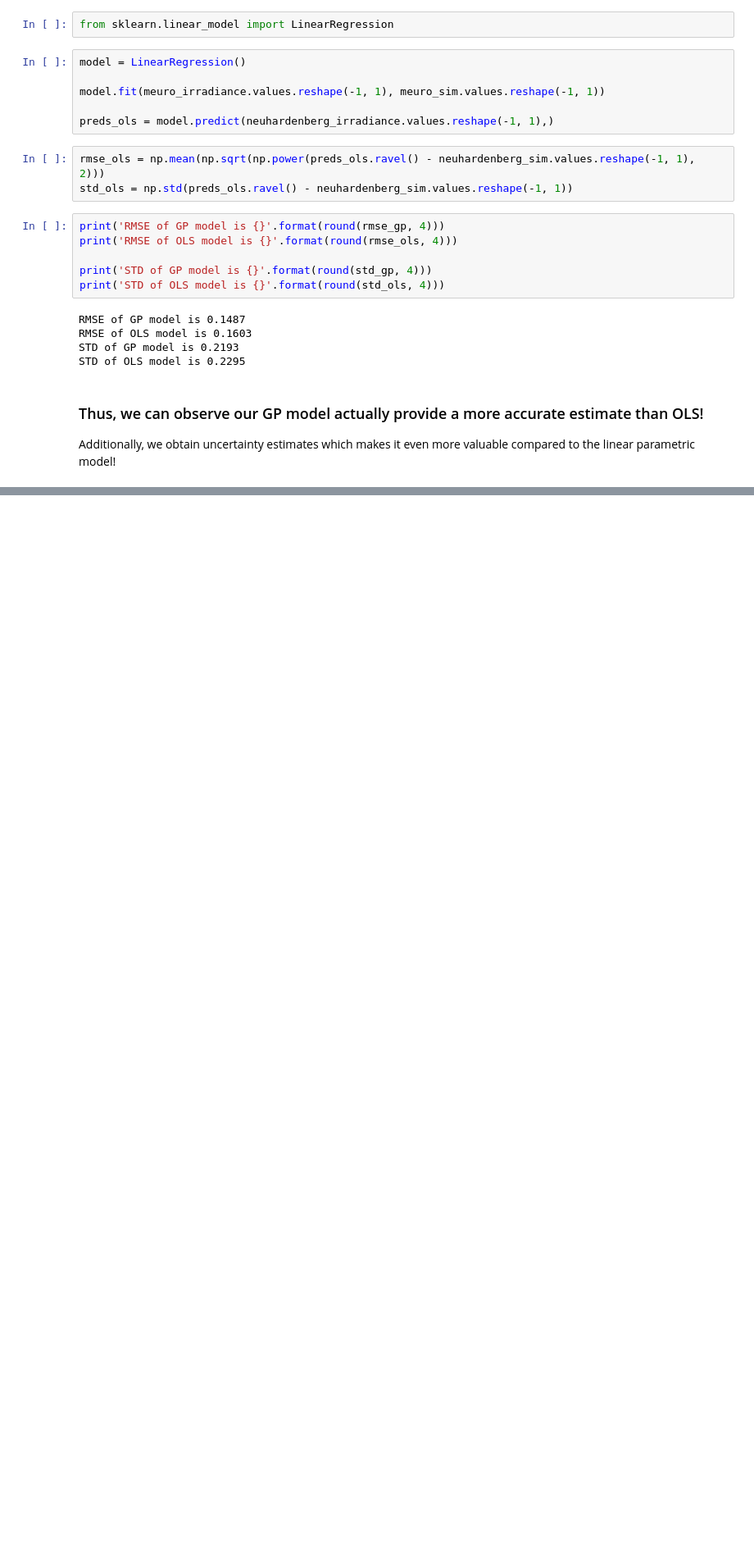
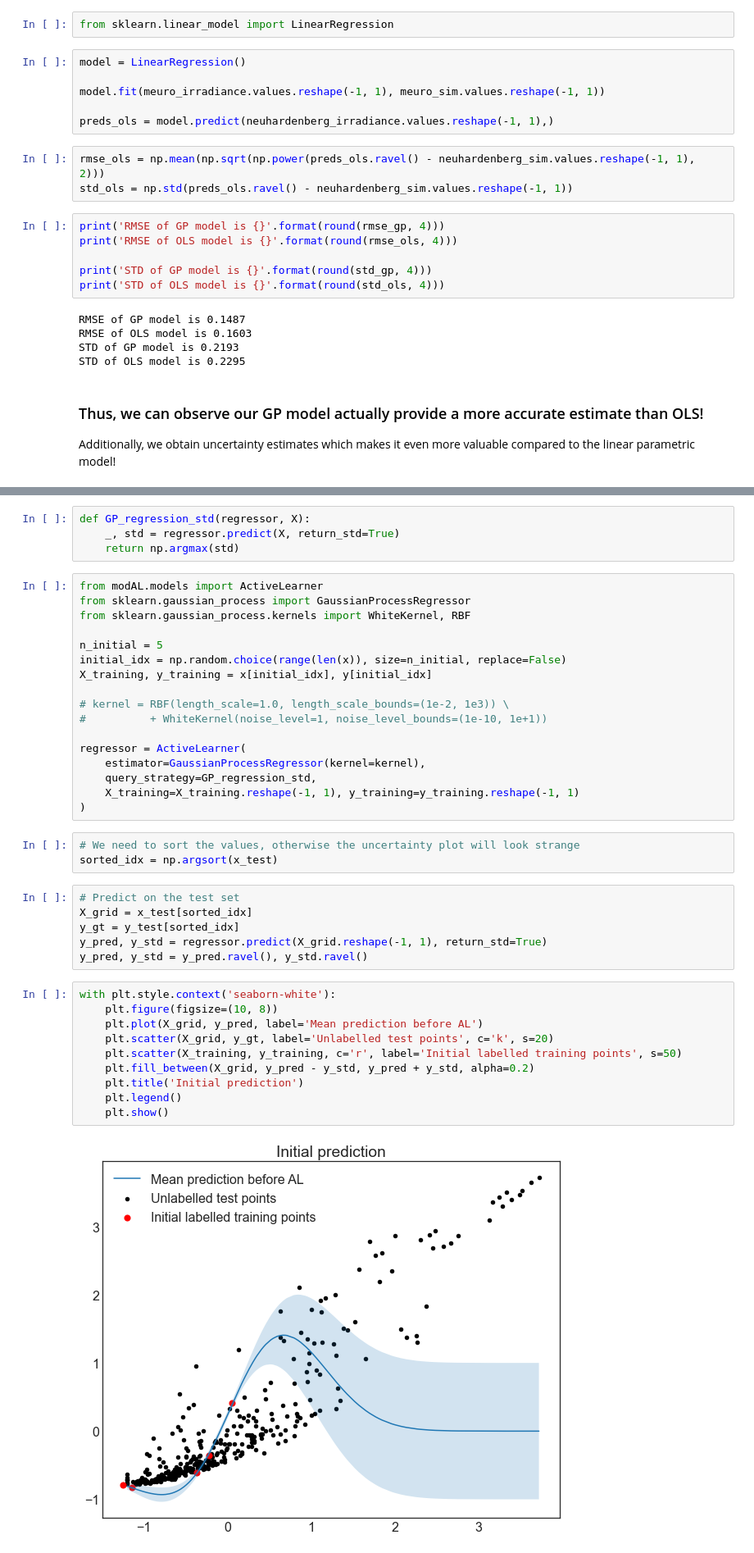
Before and after one commit to holmdk/gaussian_solar_project, a Jupyter notebook: notebooks/advanced_DTU_GaussianProcessRegression.ipynb, the cells around one changed output, grey strips where cells are left out. Shown: that part at 82% size. Saved outputs shown, nothing was run; the diff lists cells and outputs as text; blank space fills up the shorter version.

Commit message:
Add revised version with active learning

```diff
--- a/notebooks/advanced_DTU_GaussianProcessRegression.ipynb
+++ b/notebooks/advanced_DTU_GaussianProcessRegression.ipynb
@@ -248,0 +254,42 @@ Additionally, we obtain uncertainty estimates which makes it even more valuable
+# %%
+def GP_regression_std(regressor, X):
+    _, std = regressor.predict(X, return_std=True)
+    return np.argmax(std)
+# %%
+from modAL.models import ActiveLearner
+from sklearn.gaussian_process import GaussianProcessRegressor
+from sklearn.gaussian_process.kernels import WhiteKernel, RBF
+
+n_initial = 5
+initial_idx = np.random.choice(range(len(x)), size=n_initial, replace=False)
+X_training, y_training = x[initial_idx], y[initial_idx]
+
+# kernel = RBF(length_scale=1.0, length_scale_bounds=(1e-2, 1e3)) \
+#          + WhiteKernel(noise_level=1, noise_level_bounds=(1e-10, 1e+1))
+
+regressor = ActiveLearner(
+    estimator=GaussianProcessRegressor(kernel=kernel),
+    query_strategy=GP_regression_std,
+    X_training=X_training.reshape(-1, 1), y_training=y_training.reshape(-1, 1)
+)
+# %%
+# We need to sort the values, otherwise the uncertainty plot will look strange
+sorted_idx = np.argsort(x_test)
+# %%
+# Predict on the test set
+X_grid = x_test[sorted_idx]
+y_gt = y_test[sorted_idx]
+y_pred, y_std = regressor.predict(X_grid.reshape(-1, 1), return_std=True)
+y_pred, y_std = y_pred.ravel(), y_std.ravel()
+# %%
+with plt.style.context('seaborn-white'):
+    plt.figure(figsize=(10, 8))
+    plt.plot(X_grid, y_pred, label='Mean prediction before AL')
+    plt.scatter(X_grid, y_gt, label='Unlabelled test points', c='k', s=20)
+    plt.scatter(X_training, y_training, c='r', label='Initial labelled training points', s=50)
+    plt.fill_between(X_grid, y_pred - y_std, y_pred + y_std, alpha=0.2)
+    plt.title('Initial prediction')
+    plt.legend()
+    plt.show()
+# %% [output]
+[figure, added]
```
Also changed, not shown: parts of 19 cells of this notebook, 8 other files.
